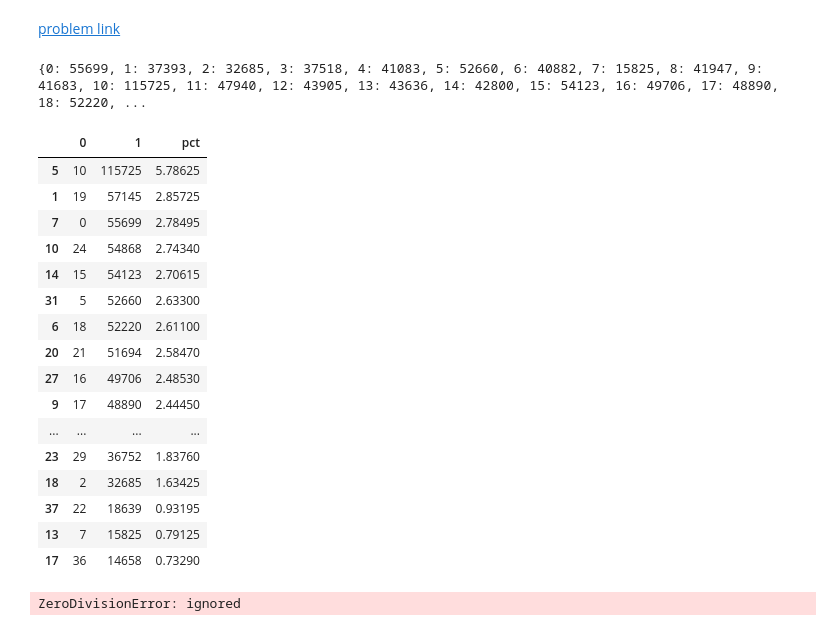
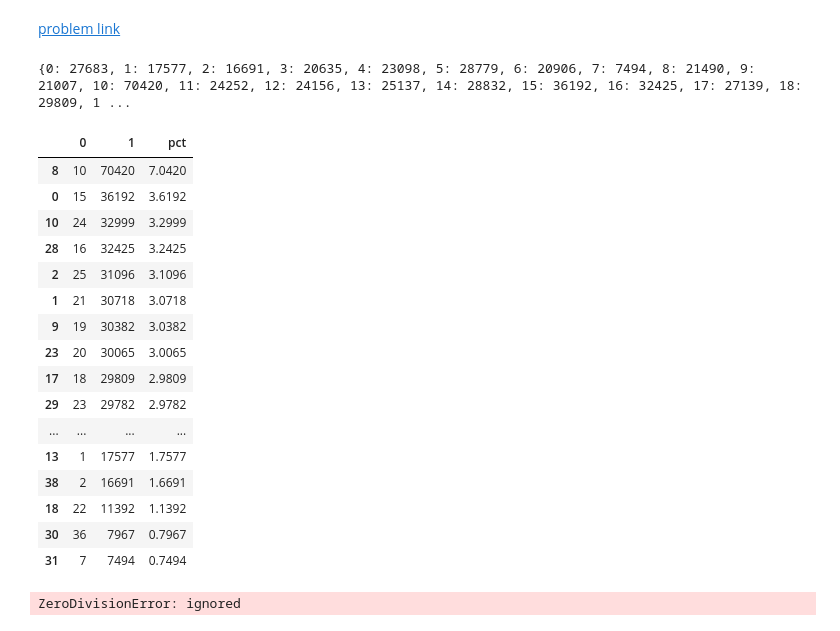
Before and after one commit to ihightower/my-first-binder, a Jupyter notebook: pe084.ipynb, the cells around one changed output. Saved outputs shown, nothing was run; the diff lists cells and outputs as text; code cells hidden in the pictures.

```diff
--- a/pe084.ipynb
+++ b/pe084.ipynb
@@ -117,7 +118,7 @@ def move_from(currpos):
 
     global gRollingDoubles
 
-    dice_sides = 6
+    dice_sides = 4
 
     dice1 = random.randint(1, dice_sides)
     dice2 = random.randint(1, dice_sides)
@@ -157,7 +158,7 @@ def move_from(currpos):
     logger.debug(f'...... dice rolled: {dice1}+{dice2}={dice_roll}, from: {currpos} to: {newpos}')
 
 
-    if newpos == 20:
+    if newpos == 30: # biggest bug of the century... i put 20 by mistake!
         logger.debug(f'in {newpos}... should go to jail. RollingDouble#:{gRollingDoubles}')
         newpos = 10
         #gRollingDoubles = 0
@@ -280,10 +280,10 @@ def run_simulation(simcount, currpos=0):
 
           # logger.setLevel(logging.CRITICAL)
 
-          logger.info('\n>>> i am taking chance')
+          logger.warning('\n>>> i am taking chance')
   #         print('\n>>> i am taking chance')
           currpos = take_chance_card(currpos)
-          logger.info(f'   moved to {currpos}\n')
+          logger.warning(f'   moved to {currpos}\n')
 
           # logger.setLevel(logging.INFO)
   #         print('.... moved to', currpos)
@@ -293,21 +293,20 @@ def run_simulation(simcount, currpos=0):
       if currpos in lst_comchest_pos:
           # logger.setLevel(logging.CRITICAL)
           # logger.setLevel(logging.INFO)
-          logger.info('\n>>> i am taking community chest')
+          logger.warning('\n>>> i am taking community chest')
   #         print('\n>>> i am community chest')
           currpos = take_comchest_card(currpos)
-          logger.info(f'   moved to {currpos}\n')
+          logger.warning(f'   moved to {currpos}\n')
           # logger.setLevel(logging.INFO)
 
   #         print('.... moved to', currpos)
           #print(mycomchest_card)
 
-      if gRollingDoubles == 1:
-        continue
+      # if gRollingDoubles == 1:
+      #   continue
 
-      if gRollingDoubles == 0 or True:
-        logger.info(f'yes move counted {currpos}')
-        dictsq[currpos] = dictsq.get(currpos, 0) + 1
+      logger.info(f'yes move counted {currpos}')
+      dictsq[currpos] = dictsq.get(currpos, 0) + 1
 
   #     print(dice2, cuminsquare, insquare)
 
@@ -326,42 +325,42 @@ def run_simulation(simcount, currpos=0):
 # %%
  # answer: 102400
 
 currpos = 0 #helllo
 dictsq = {}
 
 gCOMCHESTLOC = 0
 gCHANCELOC = 0
 gRollingDoubles = 0
 
 # logger.setLevel(logging.DEBUG)
 # logger.setLevel(logging.WARNING)
 logger.setLevel(logging.CRITICAL)
 
-simcount = 2_000_000
+simcount = 1_000_000
 df = run_simulation(simcount)
 
 
 df['pct'] = df.iloc[:,1]/simcount *100
 df.sort_values([1], ascending=False)
 # %% [output]
-{0: 55699, 1: 37393, 2: 32685, 3: 37518, 4: 41083, 5: 52660, 6: 40882, 7: 15825, 8: 41947, 9: 41683, 10: 115725, 11: 47940, 12: 43905, 13: 43636, 14: 42800, 15: 54123, 16: 49706, 17: 48890, 18: 52220, ...
+{0: 27683, 1: 17577, 2: 16691, 3: 20635, 4: 23098, 5: 28779, 6: 20906, 7: 7494, 8: 21490, 9: 21007, 10: 70420, 11: 24252, 12: 24156, 13: 25137, 14: 28832, 15: 36192, 16: 32425, 17: 27139, 18: 29809, 1 ...
 |  | 0 | 1 | pct |
-| 5 | 10 | 115725 | 5.78625 |
-| 1 | 19 | 57145 | 2.85725 |
-| 7 | 0 | 55699 | 2.78495 |
-| 10 | 24 | 54868 | 2.74340 |
-| 14 | 15 | 54123 | 2.70615 |
-| 31 | 5 | 52660 | 2.63300 |
-| 6 | 18 | 52220 | 2.61100 |
-| 20 | 21 | 51694 | 2.58470 |
-| 27 | 16 | 49706 | 2.48530 |
-| 9 | 17 | 48890 | 2.44450 |
+| 8 | 10 | 70420 | 7.0420 |
+| 0 | 15 | 36192 | 3.6192 |
+| 10 | 24 | 32999 | 3.2999 |
+| 28 | 16 | 32425 | 3.2425 |
+| 2 | 25 | 31096 | 3.1096 |
+| 1 | 21 | 30718 | 3.0718 |
+| 9 | 19 | 30382 | 3.0382 |
+| 23 | 20 | 30065 | 3.0065 |
+| 17 | 18 | 29809 | 2.9809 |
+| 29 | 23 | 29782 | 2.9782 |
 | ... | ... | ... | ... |
-| 23 | 29 | 36752 | 1.83760 |
-| 18 | 2 | 32685 | 1.63425 |
-| 37 | 22 | 18639 | 0.93195 |
-| 13 | 7 | 15825 | 0.79125 |
-| 17 | 36 | 14658 | 0.73290 |
+| 13 | 1 | 17577 | 1.7577 |
+| 38 | 2 | 16691 | 1.6691 |
+| 18 | 22 | 11392 | 1.1392 |
+| 30 | 36 | 7967 | 0.7967 |
+| 31 | 7 | 7494 | 0.7494 |
 # %%
 1/0
 # %% [output]
```
Also changed, not shown: parts of 7 cells of this notebook.
